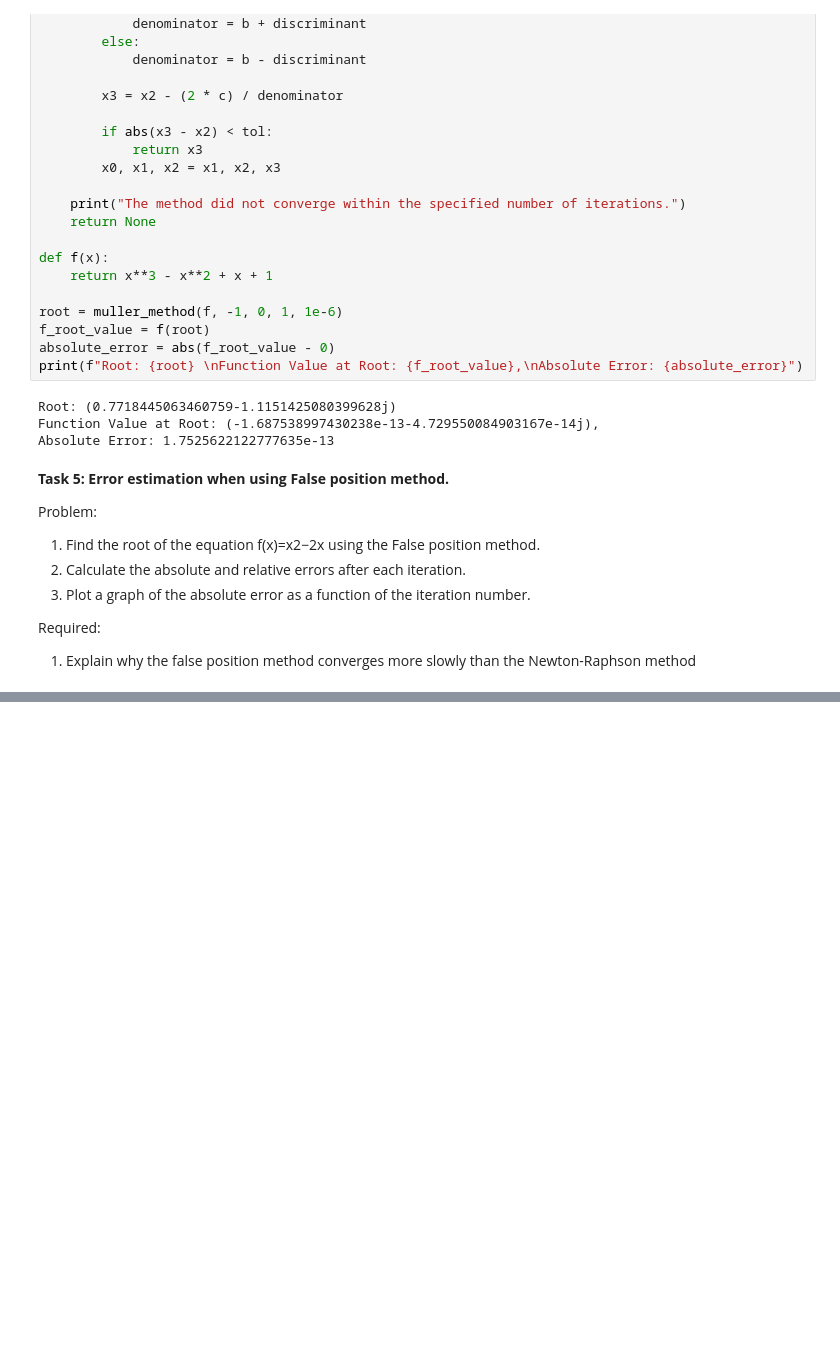
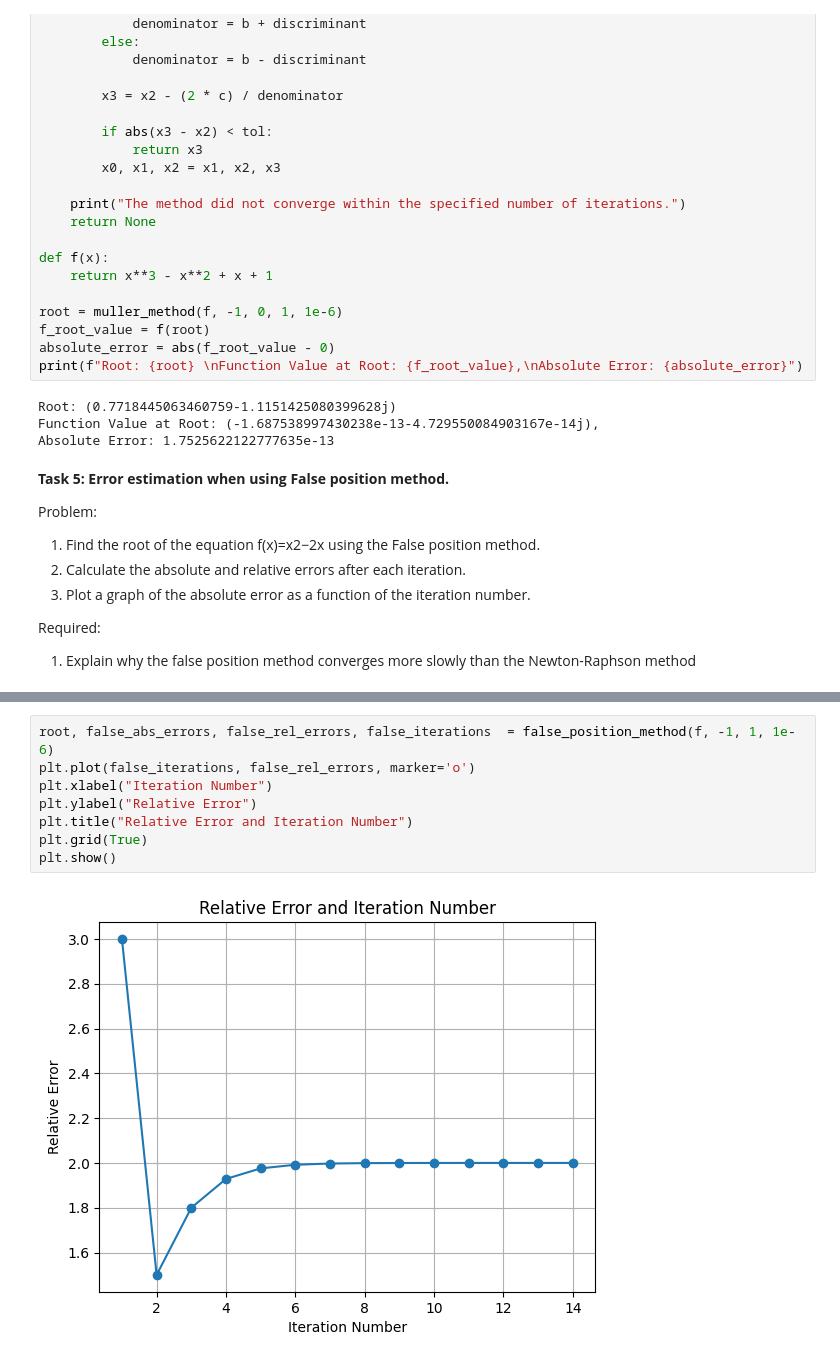
Before and after one commit to likoscp/Comp_Math_assignments, a Jupyter notebook: assignment.ipynb, the cells around one changed output, grey strips where cells are left out. Drawn from its saved outputs; the diff is of its cells as text; blank space fills up the shorter version.

```diff
--- a/assignment.ipynb
+++ b/assignment.ipynb
@@ -277,0 +327,10 @@ Required:
+# %%
+root, false_abs_errors, false_rel_errors, false_iterations  = false_position_method(f, -1, 1, 1e-6)
+plt.plot(false_iterations, false_rel_errors, marker='o')
+plt.xlabel("Iteration Number")
+plt.ylabel("Relative Error")
+plt.title("Relative Error and Iteration Number")
+plt.grid(True)
+plt.show()
+# %% [output]
+[figure, added]
```
Also changed, not shown: parts of 1 cell of this notebook.
